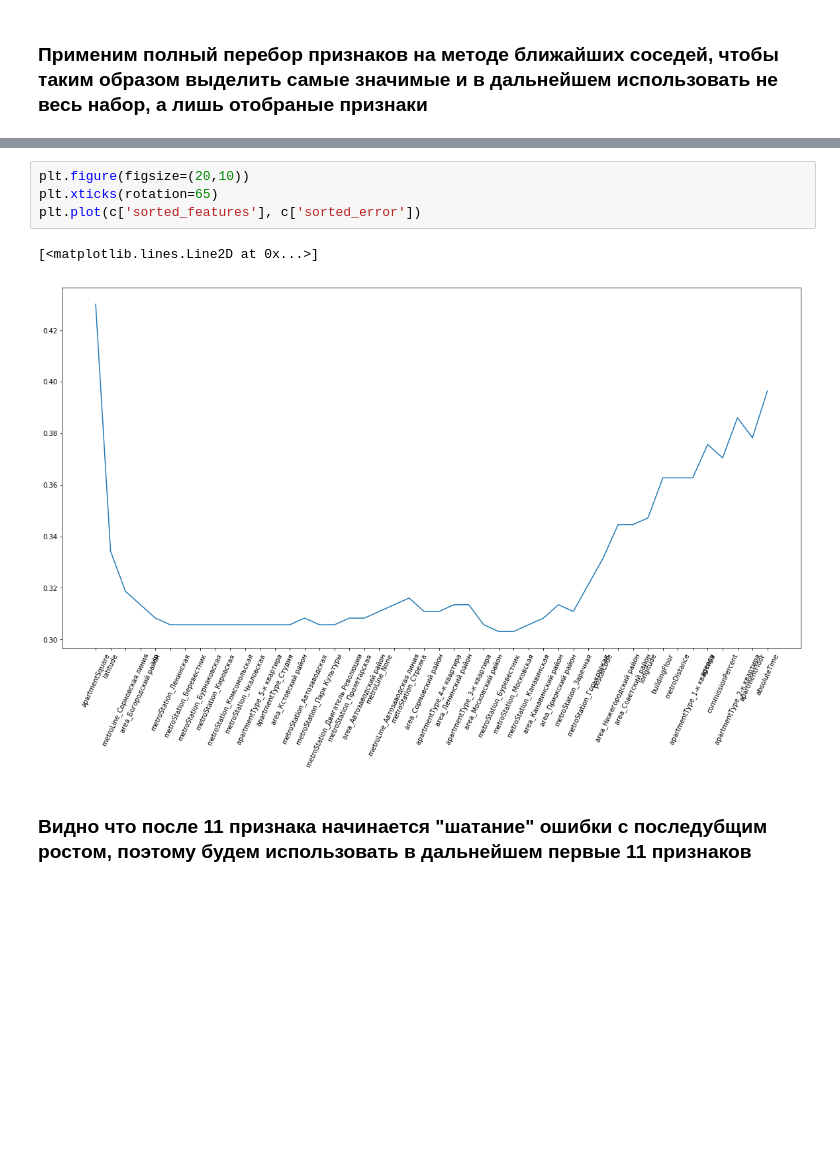
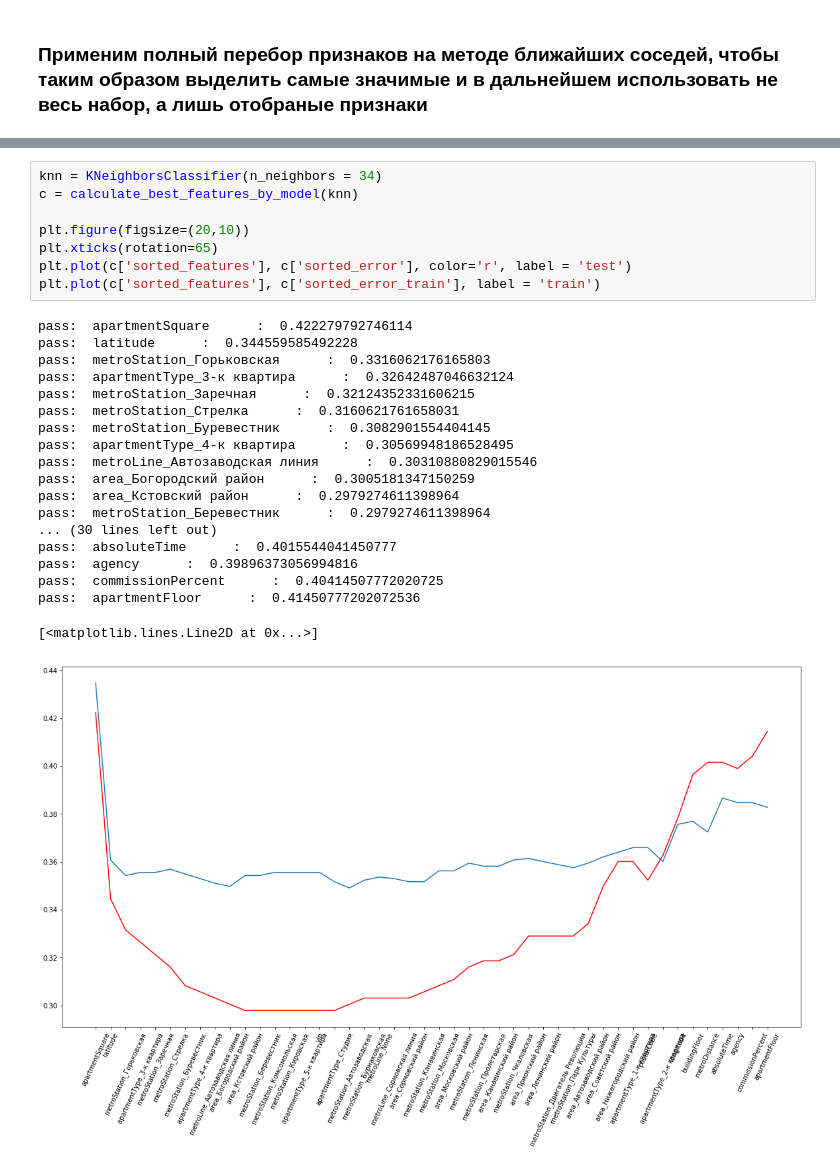
Before and after one commit to DaniilRoman/avito_data_mining, a Jupyter notebook: flats_avito.ipynb, the cells around one changed output, grey strips where cells are left out. Saved outputs shown, nothing was run; the diff lists cells and outputs as text; blank space fills up the shorter version.

```diff
--- a/flats_avito.ipynb
+++ b/flats_avito.ipynb
@@ -1101,9 +1089,28 @@ pass:  absoluteTime
 # %%
+knn = KNeighborsClassifier(n_neighbors = 34)
+c = calculate_best_features_by_model(knn)
+
 plt.figure(figsize=(20,10))
 plt.xticks(rotation=65)
-plt.plot(c['sorted_features'], c['sorted_error'])
+plt.plot(c['sorted_features'], c['sorted_error'], color='r', label = 'test')
+plt.plot(c['sorted_features'], c['sorted_error_train'], label = 'train')
 # %% [output]
-[<matplotlib.lines.Line2D at 0x...>]
+pass:  apartmentSquare      :  0.422279792746114
+pass:  latitude      :  0.344559585492228
+pass:  metroStation_Горьковская      :  0.3316062176165803
+pass:  apartmentType_3-к квартира      :  0.32642487046632124
+pass:  metroStation_Заречная      :  0.32124352331606215
+pass:  metroStation_Стрелка      :  0.3160621761658031
+pass:  metroStation_Буревестник      :  0.3082901554404145
+pass:  apartmentType_4-к квартира      :  0.30569948186528495
+pass:  metroLine_Автозаводская линия      :  0.30310880829015546
+pass:  area_Богородский район      :  0.3005181347150259
+pass:  area_Кстовский район      :  0.2979274611398964
+pass:  metroStation_Беревестник      :  0.2979274611398964
+... (30 lines left out)
+pass:  absoluteTime      :  0.4015544041450777
+pass:  agency      :  0.39896373056994816
+pass:  commissionPercent      :  0.40414507772020725
+pass:  apartmentFloor      :  0.41450777202072536
+[<matplotlib.lines.Line2D at 0x...>]
-[figure, old version]
+[figure, new version]
-# %% [markdown]
-### Видно что после 11 признака начинается "шатание" ошибки с последубщим ростом, поэтому будем использовать в дальнейшем первые 11 признаков
```
Also changed, not shown: parts of 34 cells of this notebook.
